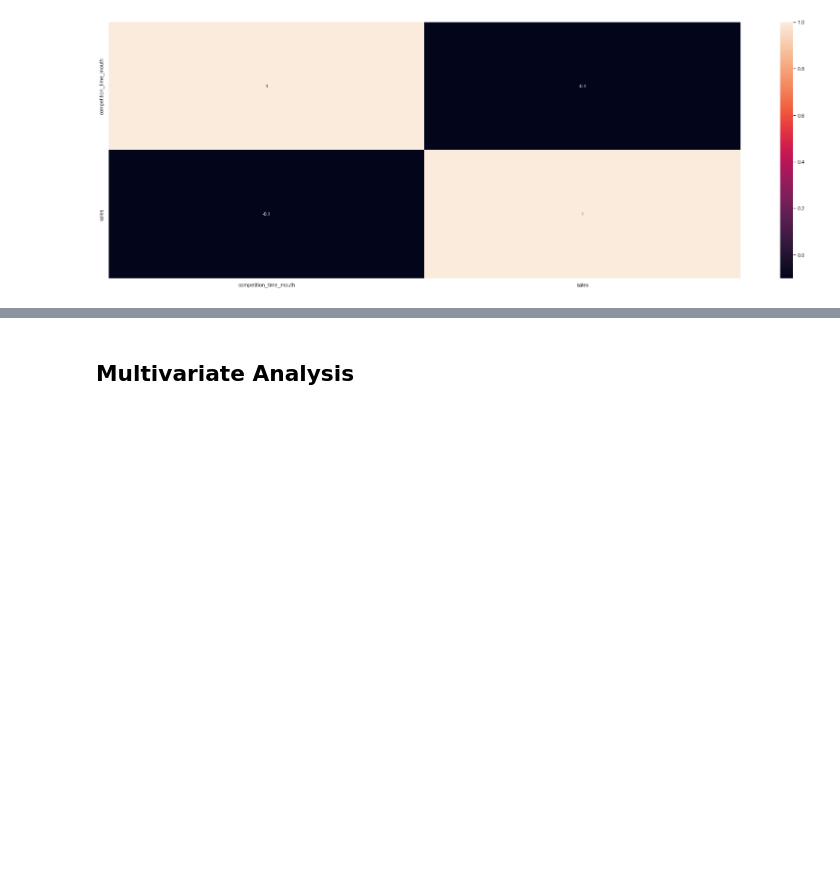
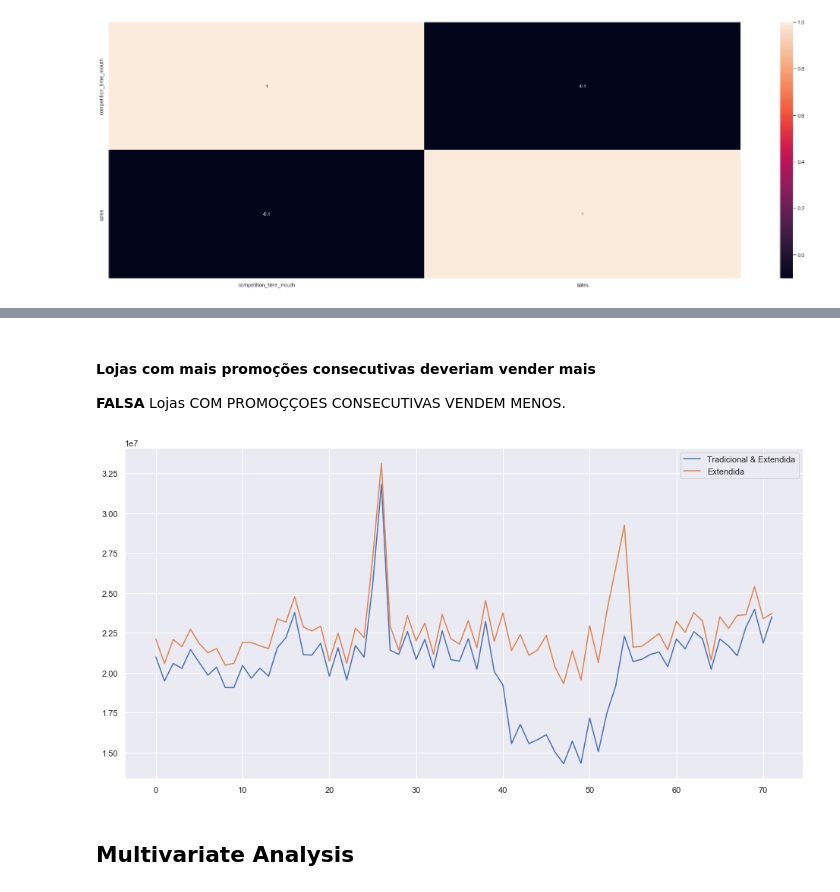
Before and after one commit to ikauann/Rossmann-Store-Sales, a Jupyter notebook: m04_v01_store_sales_prediction.ipynb, the cells around one changed output, grey strips where cells are left out. Saved outputs shown, nothing was run; the diff lists cells and outputs as text; code cells hidden in the pictures; blank space fills up the shorter version.

```diff
--- a/m04_v01_store_sales_prediction.ipynb
+++ b/m04_v01_store_sales_prediction.ipynb
@@ -579,2 +603,15 @@ x = sns.heatmap(aux1.corr(method='pearson'), annot=True);
+# %% [markdown]
+#### Lojas com mais promoções consecutivas deveriam vender mais
+**FALSA** Lojas COM PROMOÇÇOES CONSECUTIVAS VENDEM MENOS.
+# %%
+aux1 = df4[(df4['promo'] == 1) & (df4['promo2'] == 1)][['year_week', 'sales']].groupby('year_week').sum().reset_index()
+ax = aux1.plot(figsize=(16,8));
+
+aux2 = df4[(df4['promo'] == 1) & (df4['promo2'] == 0)][['year_week', 'sales']].groupby('year_week').sum().reset_index()
+aux2.plot(ax=ax);
+
+ax.legend(labels=['Tradicional & Extendida', 'Extendida']);
+# %% [output]
+[figure, added]
 # %% [markdown]
 ## Multivariate Analysis
```
Also changed, not shown: parts of 8 cells of this notebook.
